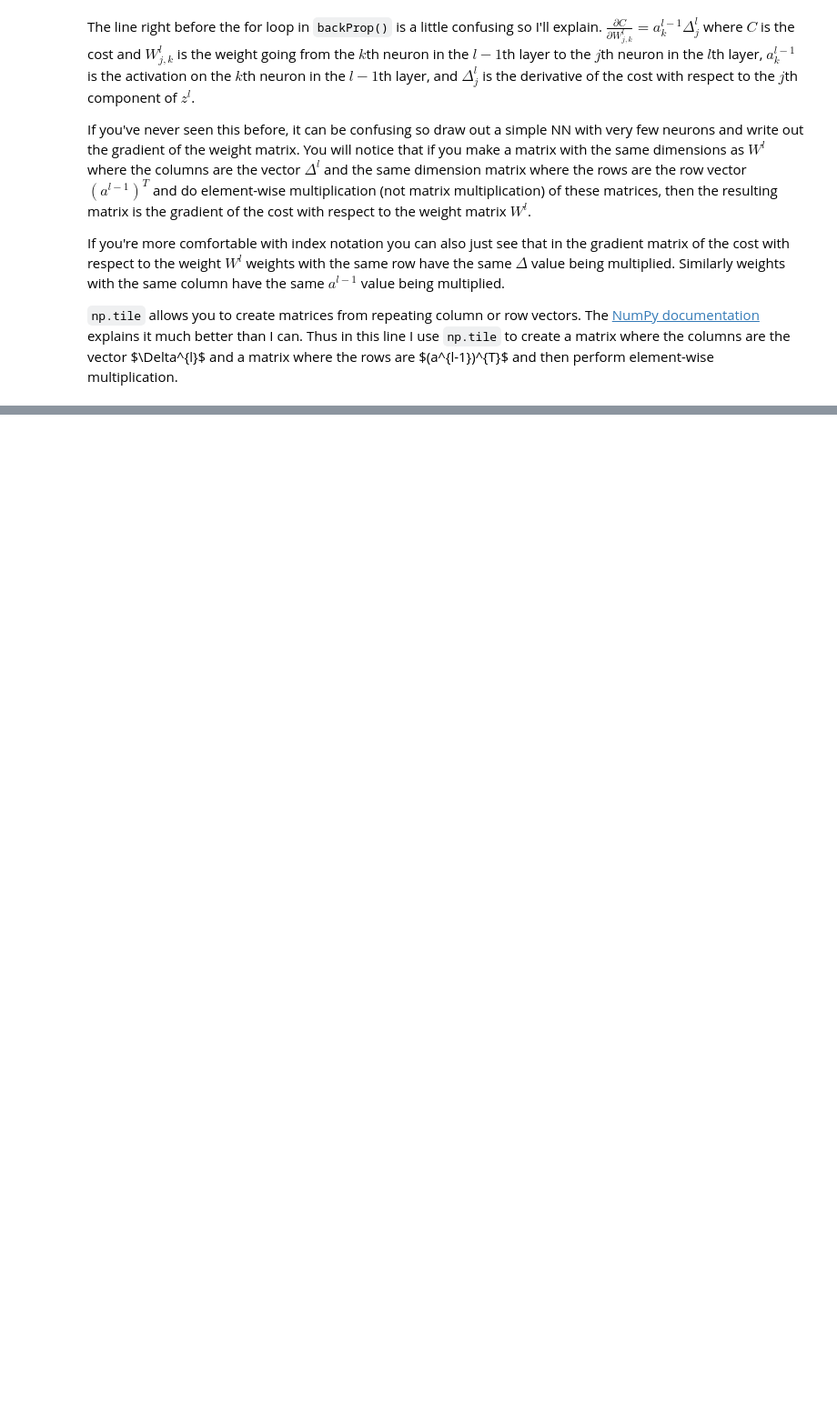
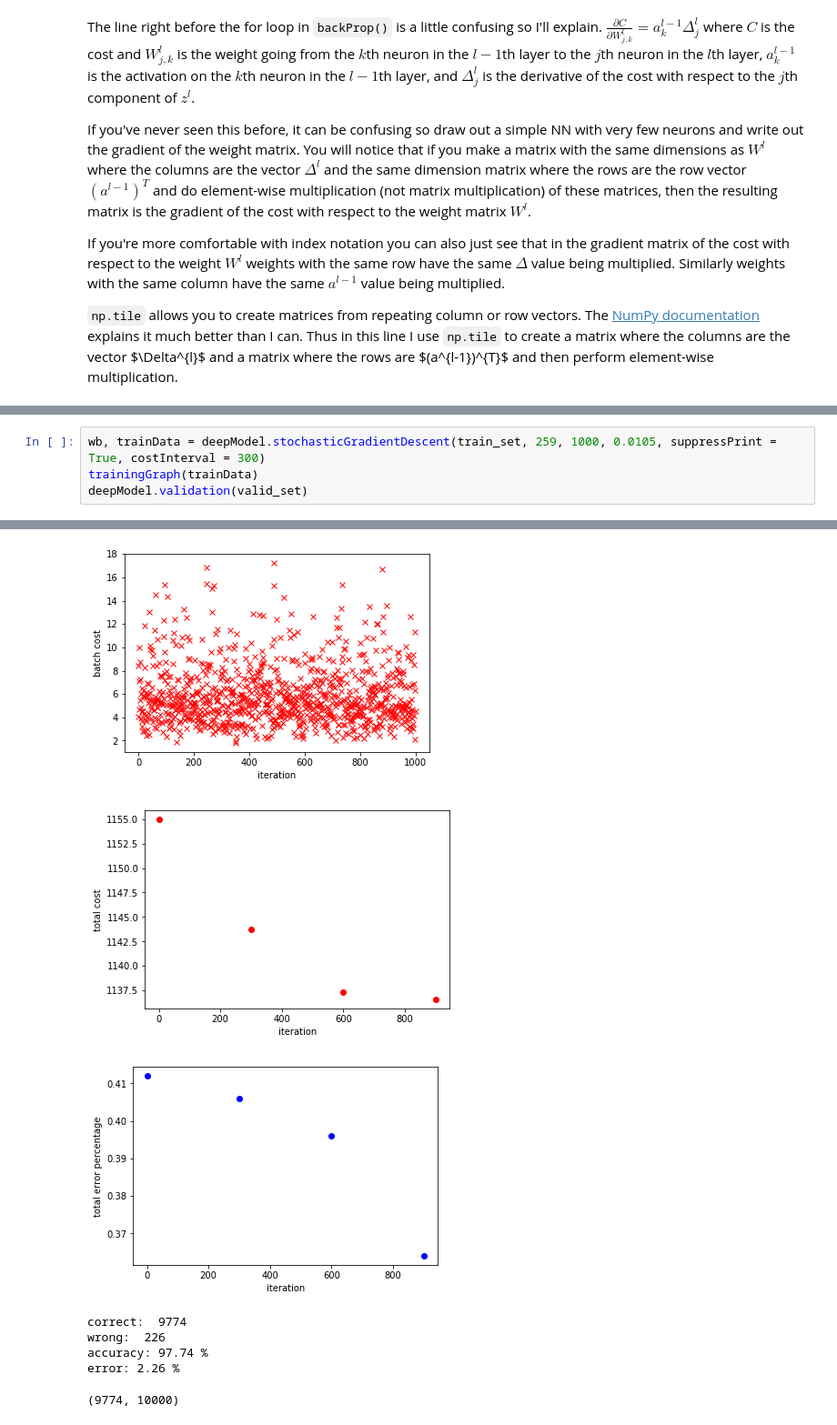
Before and after one commit to nflu/MNIST, a Jupyter notebook: Neural_Network.ipynb, the cells around one changed output, grey strips where cells are left out. Shown at 91% size. Saved outputs shown, nothing was run; the diff lists cells and outputs as text; blank space fills up the shorter version.

```diff
--- a/Neural_Network.ipynb
+++ b/Neural_Network.ipynb
@@ -369,0 +460,5 @@ deepModel.validation(valid_set)
+# %%
+wb, trainData = deepModel.stochasticGradientDescent(train_set, 259, 1000, 0.0105, suppressPrint = True, costInterval = 300)
+trainingGraph(trainData)
+deepModel.validation(valid_set)
+# %% [output]
@@ -369,0 +466,8 @@ deepModel.validation(valid_set)
+[figure, added]
+[figure, added]
+[figure, added]
+correct:  9774
+wrong:  226
+accuracy: 97.74 %
+error: 2.26 %
+(9774, 10000)
```
Also changed, not shown: parts of 29 cells of this notebook.
